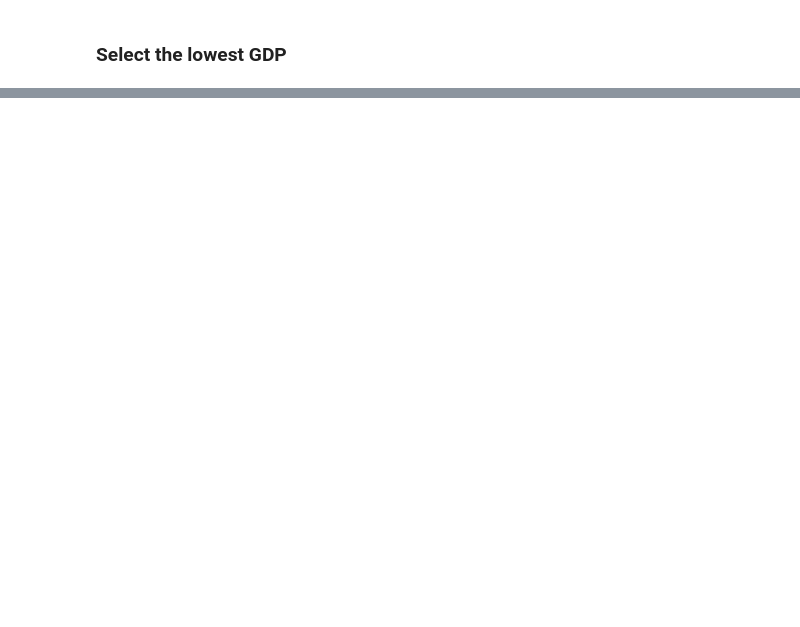
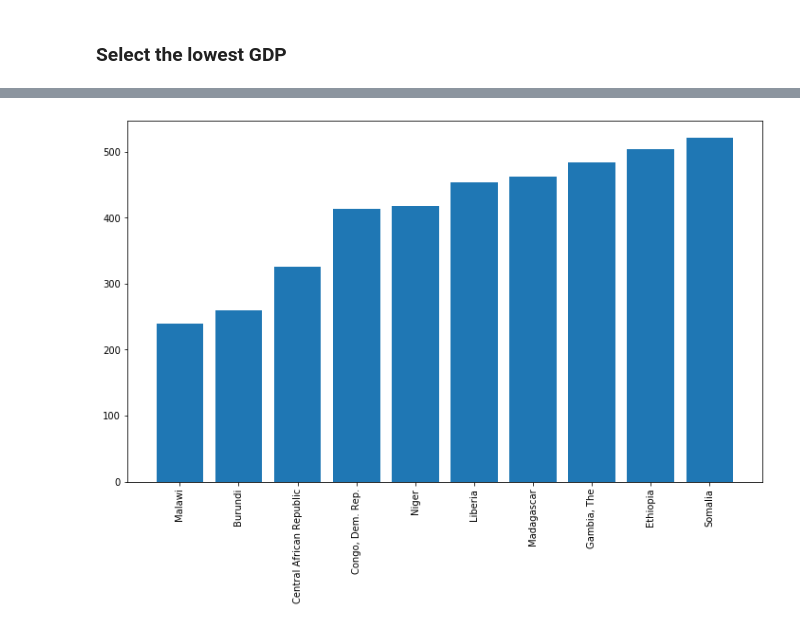
Before and after one commit to mmmarchetti/edx_dse200x, a Jupyter notebook: week6 /mini-project.ipynb, the cells around one changed output, grey strips where cells are left out. Drawn from its saved outputs; the diff is of its cells as text; code cells hidden in the pictures; blank space fills up the shorter version.

```diff
--- a/week6 /mini-project.ipynb
+++ b/week6 /mini-project.ipynb
@@ -191,0 +191,6 @@ lowest
+# %%
+plt.bar(lowest['CountryName'].values, lowest['Value'].values)
+plt.xticks(rotation=90)
+plt.show()
+# %% [output]
+[figure, added]
```
Also changed, not shown: parts of 19 cells of this notebook, 1 other file.
